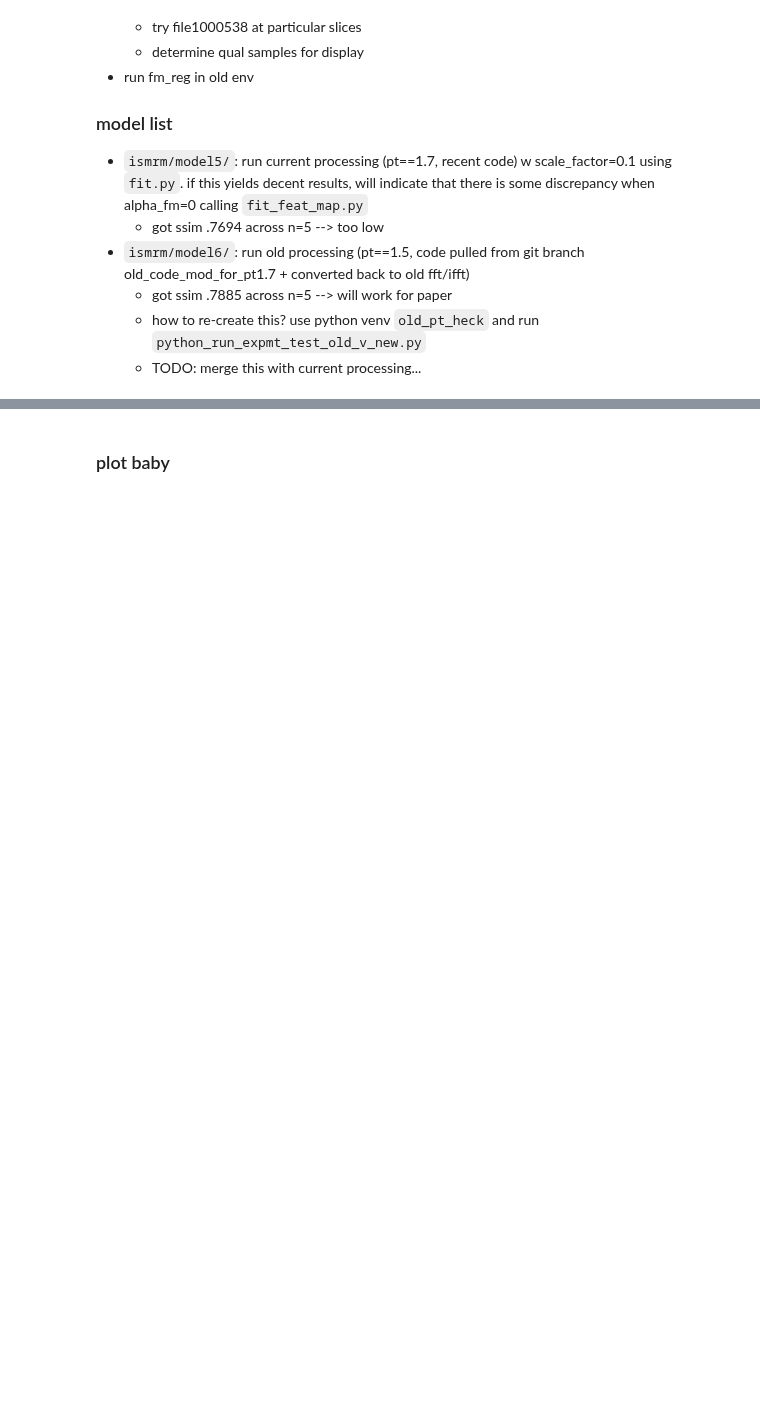
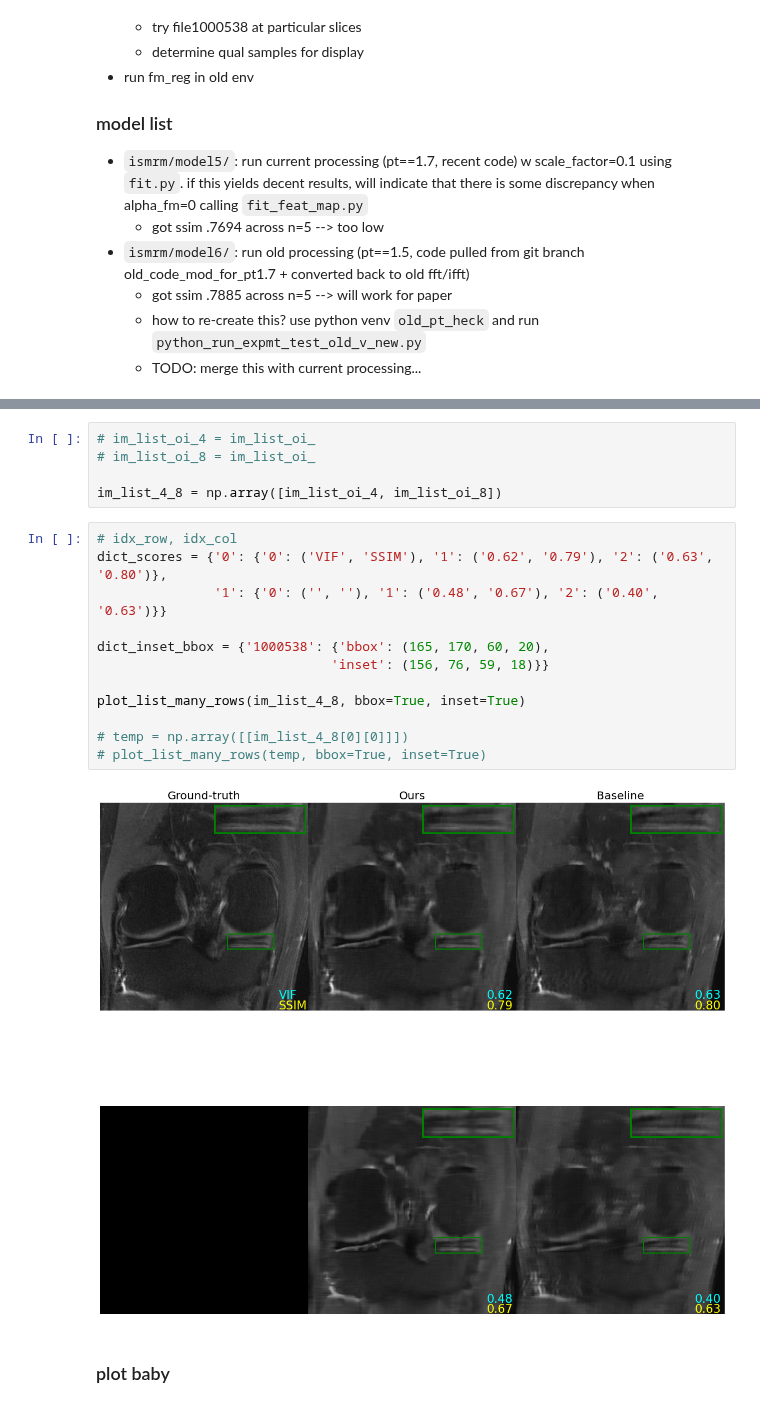
Before and after one commit to davevanveen/unsup_mri, a Jupyter notebook: ipynb/20201204_ismrm_fastmri_eval.ipynb, the cells around one changed output, grey strips where cells are left out. Drawn from its saved outputs; the diff is of its cells as text; blank space fills up the shorter version.

```diff
--- a/ipynb/20201204_ismrm_fastmri_eval.ipynb
+++ b/ipynb/20201204_ismrm_fastmri_eval.ipynb
@@ -211,2 +286,21 @@ SystemExit:
+# %%
+# im_list_oi_4 = im_list_oi_
+# im_list_oi_8 = im_list_oi_
+
+im_list_4_8 = np.array([im_list_oi_4, im_list_oi_8])
+# %%
+# idx_row, idx_col
+dict_scores = {'0': {'0': ('VIF', 'SSIM'), '1': ('0.62', '0.79'), '2': ('0.63', '0.80')},
+               '1': {'0': ('', ''), '1': ('0.48', '0.67'), '2': ('0.40', '0.63')}}
+
+dict_inset_bbox = {'1000538': {'bbox': (165, 170, 60, 20),
+                              'inset': (156, 76, 59, 18)}}
+
+plot_list_many_rows(im_list_4_8, bbox=True, inset=True)
+
+# temp = np.array([[im_list_4_8[0][0]]])
+# plot_list_many_rows(temp, bbox=True, inset=True)
+# %% [output]
+[figure, added]
 # %% [markdown]
 ### plot baby
```
Also changed, not shown: parts of 19 cells of this notebook, 2 other files.
